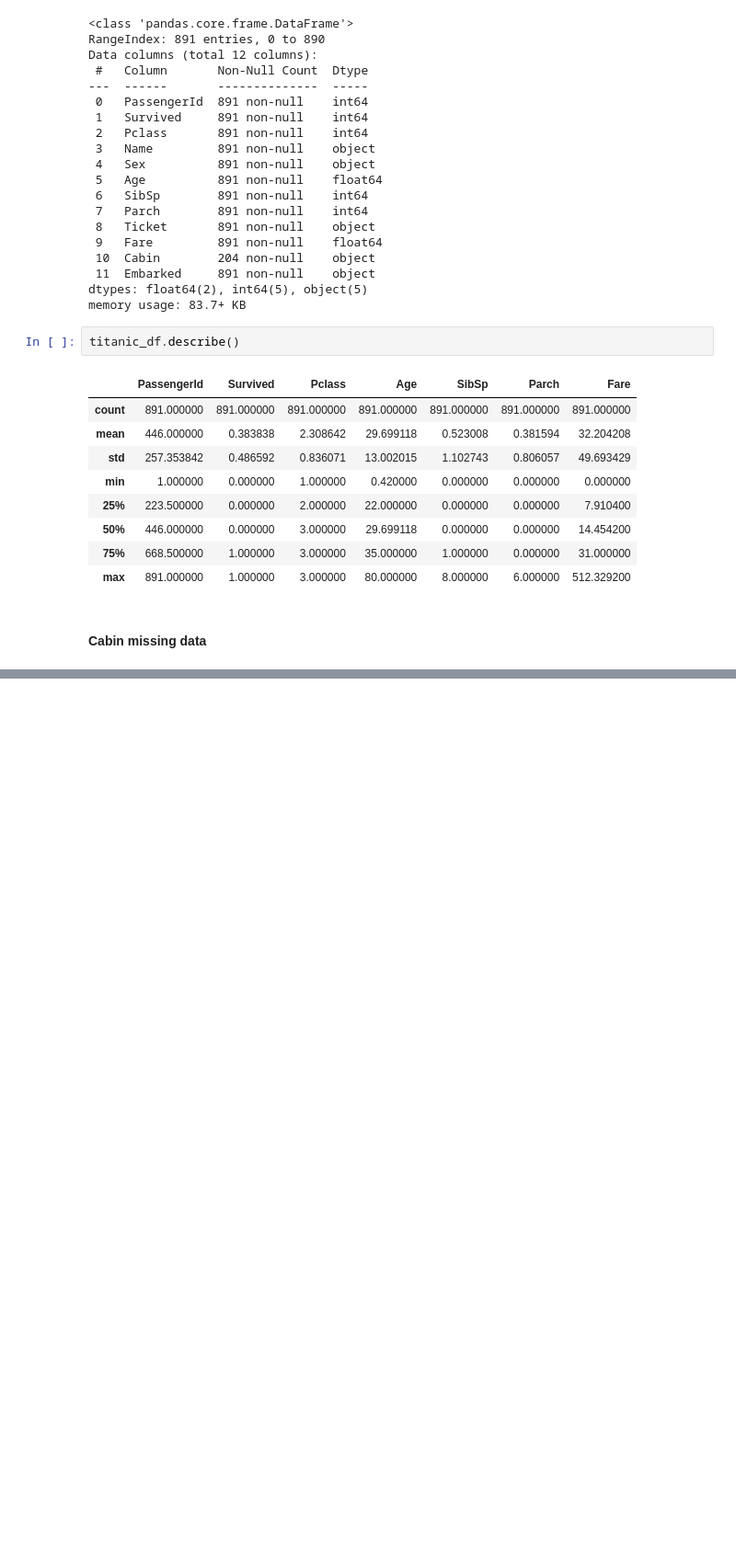
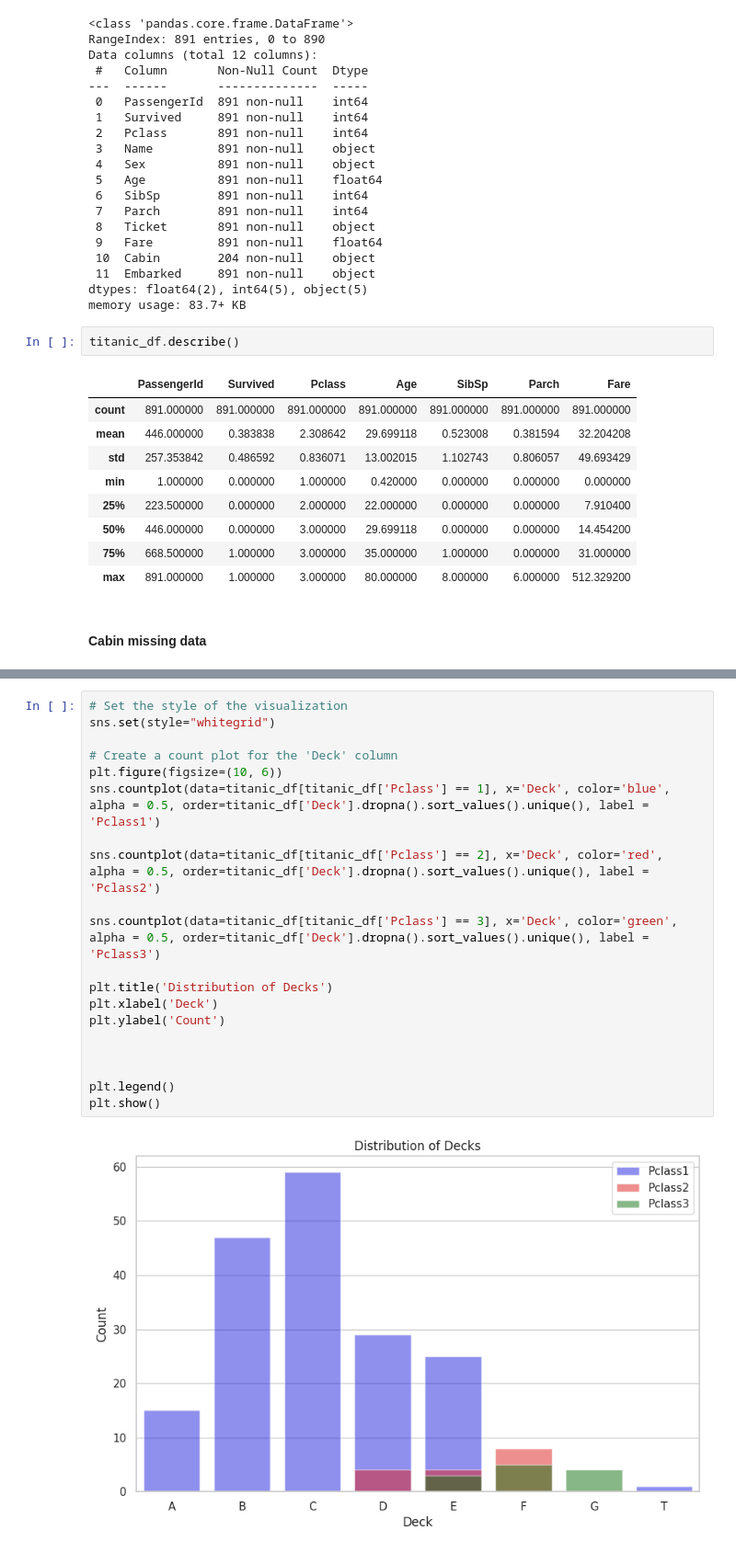
Before and after one commit to sivani-tutika/kaggle, a Jupyter notebook: Titanic - Machine Learning from Disaster/titanic01.ipynb, the cells around one changed output, grey strips where cells are left out. Shown: that part at 92% size. Saved outputs shown, nothing was run; the diff lists cells and outputs as text; blank space fills up the shorter version.

```diff
--- a/Titanic - Machine Learning from Disaster/titanic01.ipynb
+++ b/Titanic - Machine Learning from Disaster/titanic01.ipynb
@@ -528,0 +588,22 @@ titanic_df.describe()
+# %%
+# Set the style of the visualization
+sns.set(style="whitegrid")
+
+# Create a count plot for the 'Deck' column
+plt.figure(figsize=(10, 6))
+sns.countplot(data=titanic_df[titanic_df['Pclass'] == 1], x='Deck', color='blue', alpha = 0.5, order=titanic_df['Deck'].dropna().sort_values().unique(), label = 'Pclass1')
+
+sns.countplot(data=titanic_df[titanic_df['Pclass'] == 2], x='Deck', color='red', alpha = 0.5, order=titanic_df['Deck'].dropna().sort_values().unique(), label = 'Pclass2')
+
+sns.countplot(data=titanic_df[titanic_df['Pclass'] == 3], x='Deck', color='green', alpha = 0.5, order=titanic_df['Deck'].dropna().sort_values().unique(), label = 'Pclass3')
+
+plt.title('Distribution of Decks')
+plt.xlabel('Deck')
+plt.ylabel('Count')
+
+
+
+plt.legend()
+plt.show()
+# %% [output]
+[figure, added]
```
Also changed, not shown: parts of 16 cells of this notebook.
